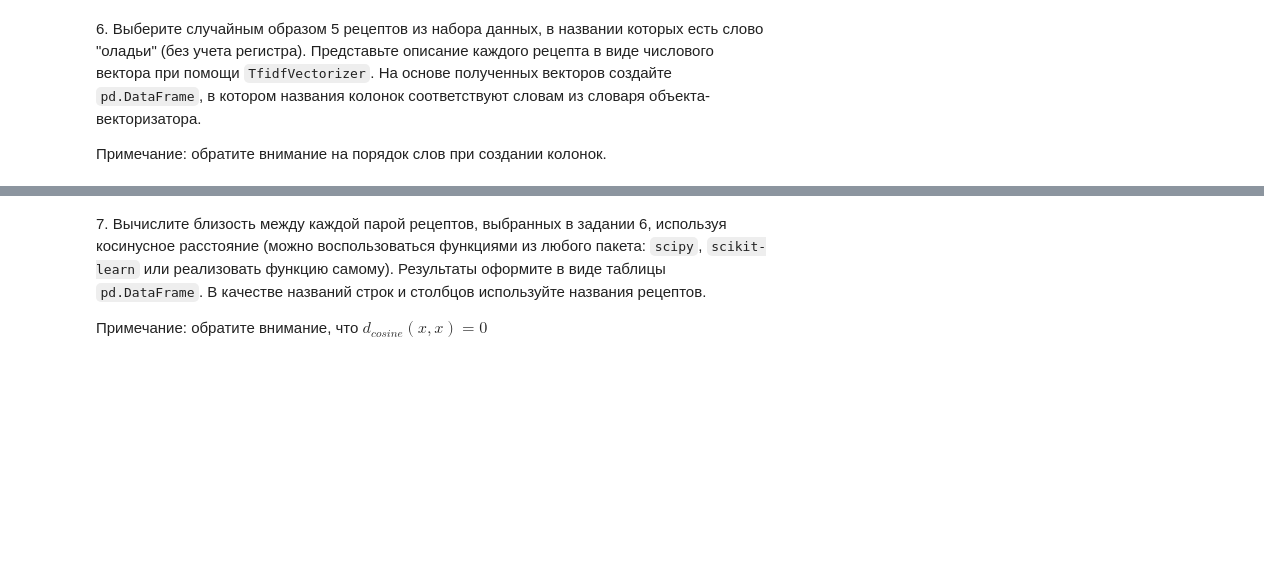
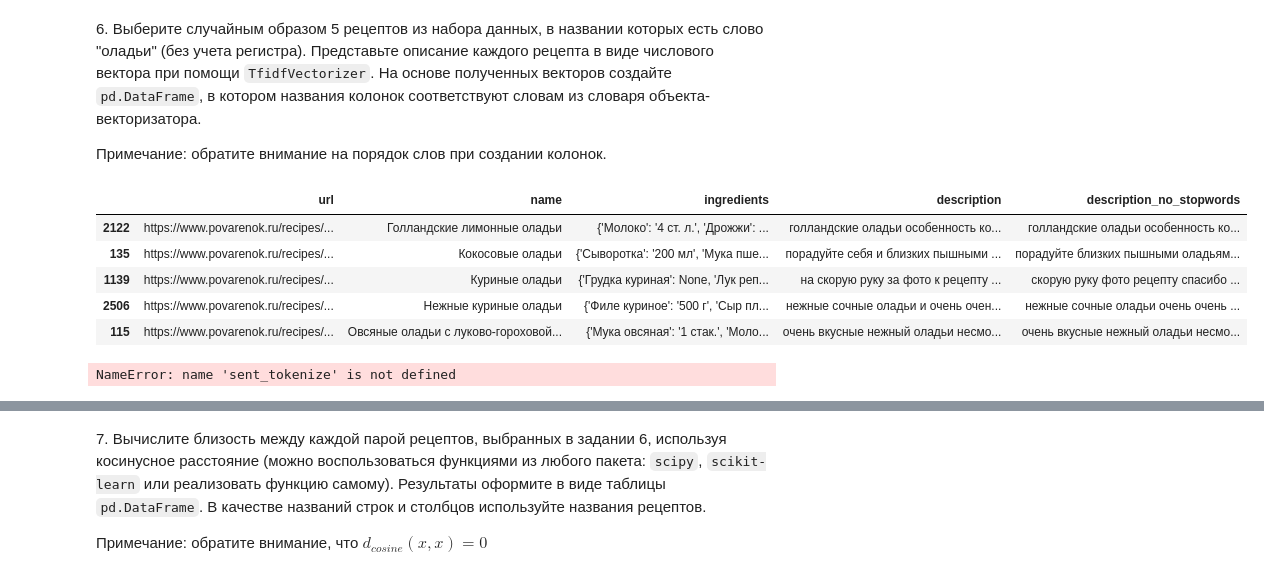
Before and after one commit to nik-boop/BDT, a Jupyter notebook: 7/07_nlp_Фамилия_Имя_Группа.ipynb, the cells around one changed output, grey strips where cells are left out. Cells and saved outputs as stored; diff of their text form; code cells hidden in the pictures; blank space fills up the shorter version.

```diff
--- a/7/07_nlp_Фамилия_Имя_Группа.ipynb
+++ b/7/07_nlp_Фамилия_Имя_Группа.ipynb
@@ -106,0 +224,4 @@ def is_plagiarism(s1: str, s2: str) -> bool:
+# %%
+stops = stopwords.words('russian')
+pattern = r'\b(?:{})\b'.format('|'.join(stops))
+df['description_no_stopwords'] = df['description'].str.replace(pattern, '')
@@ -110,3 +272,24 @@ def is_plagiarism(s1: str, s2: str) -> bool:
 6\. Выберите случайным образом 5 рецептов из набора данных, в названии которых есть слово "оладьи" (без учета регистра). Представьте описание каждого рецепта в виде числового вектора при помощи `TfidfVectorizer`. На основе полученных векторов создайте `pd.DataFrame`, в котором названия колонок соответствуют словам из словаря объекта-векторизатора.
 
 Примечание: обратите внимание на порядок слов при создании колонок.
+# %%
+from sklearn.feature_extraction.text import TfidfVectorizer
+olad = df[df['name'].str.contains('оладьи')]
+sample = olad.sample(n=5)
+sample
+# %% [output]
+|  | url | name | ingredients | description | description_no_stopwords |
+| 2122 | https://www.povarenok.ru/recipes/... | Голландские лимонные оладьи | {'Молоко': '4 ст. л.', 'Дрожжи': ... | голландские оладьи особенность ко... | голландские оладьи особенность ко... |
+| 135 | https://www.povarenok.ru/recipes/... | Кокосовые оладьи | {'Сыворотка': '200 мл', 'Мука пше... | порадуйте себя и близких пышными ... | порадуйте близких пышными оладьям... |
+| 1139 | https://www.povarenok.ru/recipes/... | Куриные оладьи | {'Грудка куриная': None, 'Лук реп... | на скорую руку за фото к рецепту ... | скорую руку фото рецепту спасибо ... |
+| 2506 | https://www.povarenok.ru/recipes/... | Нежные куриные оладьи | {'Филе куриное': '500 г', 'Сыр пл... | нежные сочные оладьи и очень очен... | нежные сочные оладьи очень очень ... |
+| 115 | https://www.povarenok.ru/recipes/... | Овсяные оладьи с луково-гороховой... | {'Мука овсяная': '1 стак.', 'Моло... | очень вкусные нежный оладьи несмо... | очень вкусные нежный оладьи несмо... |
+# %%
+def get_dataframe_vect(sent_words):
+    cv = TfidfVectorizer()
+    cv.fit(sent_words)
+    return pd.DataFrame([{elem: cv.transform(sent_words).toarray()[0][cv.vocabulary_[elem]] for elem in cv.vocabulary_}])
+
+get_dataframe_vect(sent_tokenize(sample['description'].values[0]))
+# %% [output]
+NameError: name 'sent_tokenize' is not defined
```
Also changed, not shown: parts of 27 cells of this notebook, 3 other files.
